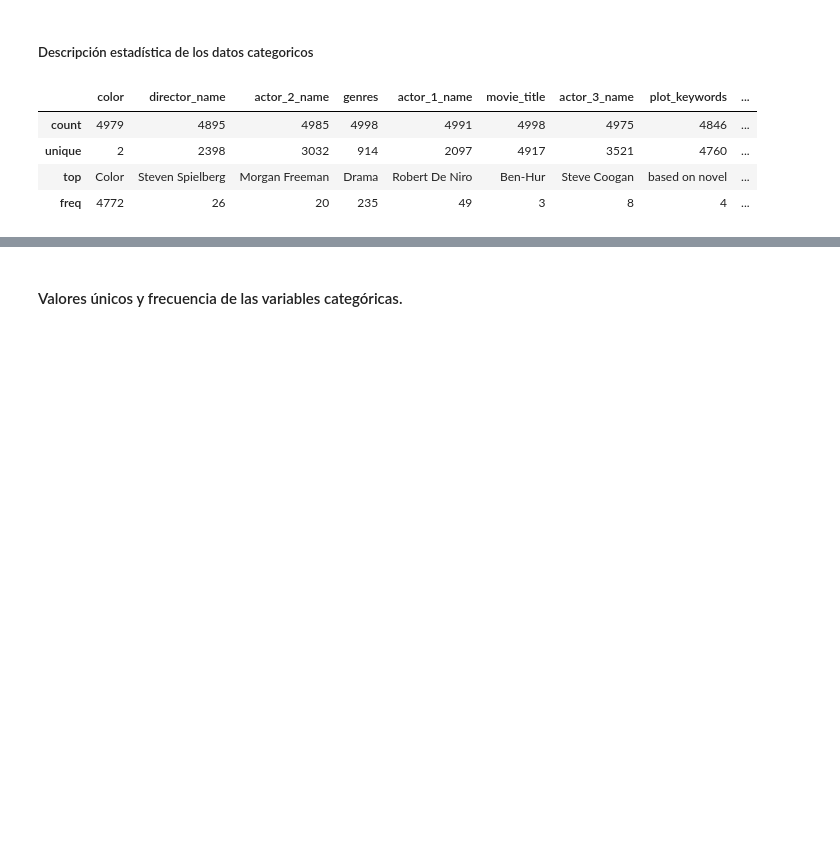
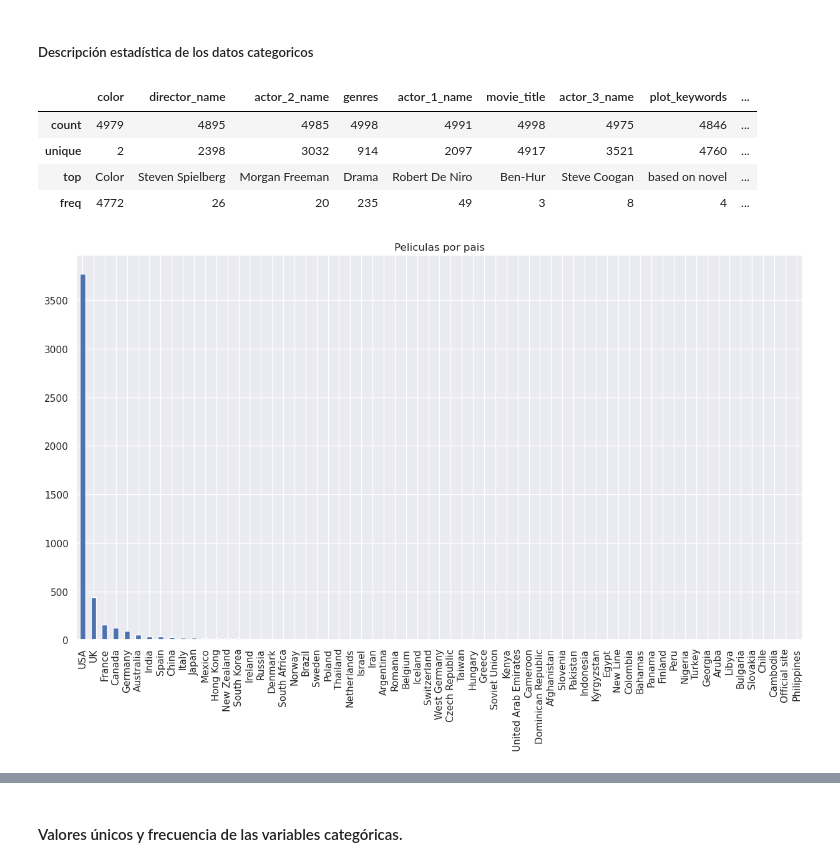
Before and after one commit to antoanela31/ETL-EDA-antoanela, a Jupyter notebook: re-evaluacion-mod2.ipynb, the cells around one changed output, grey strips where cells are left out. Saved outputs shown, nothing was run; the diff lists cells and outputs as text; code cells hidden in the pictures; blank space fills up the shorter version.

```diff
--- a/re-evaluacion-mod2.ipynb
+++ b/re-evaluacion-mod2.ipynb
@@ -247,3 +247,8 @@ categoricas
 | unique | 2 | 2398 | 3032 | 914 | 2097 | 4917 | 3521 | 4760 | ... |
 | top | Color | Steven Spielberg | Morgan Freeman | Drama | Robert De Niro | Ben-Hur | Steve Coogan | based on novel | ... |
 | freq | 4772 | 26 | 20 | 235 | 49 | 3 | 8 | 4 | ... |
+# %%
+# grafico de una variable categorica
+plot = df['country'].value_counts().plot(kind='bar',title='Peliculas por pais')
+# %% [output]
+[figure, added]
```
Also changed, not shown: parts of 2 cells of this notebook, 3 other files.
